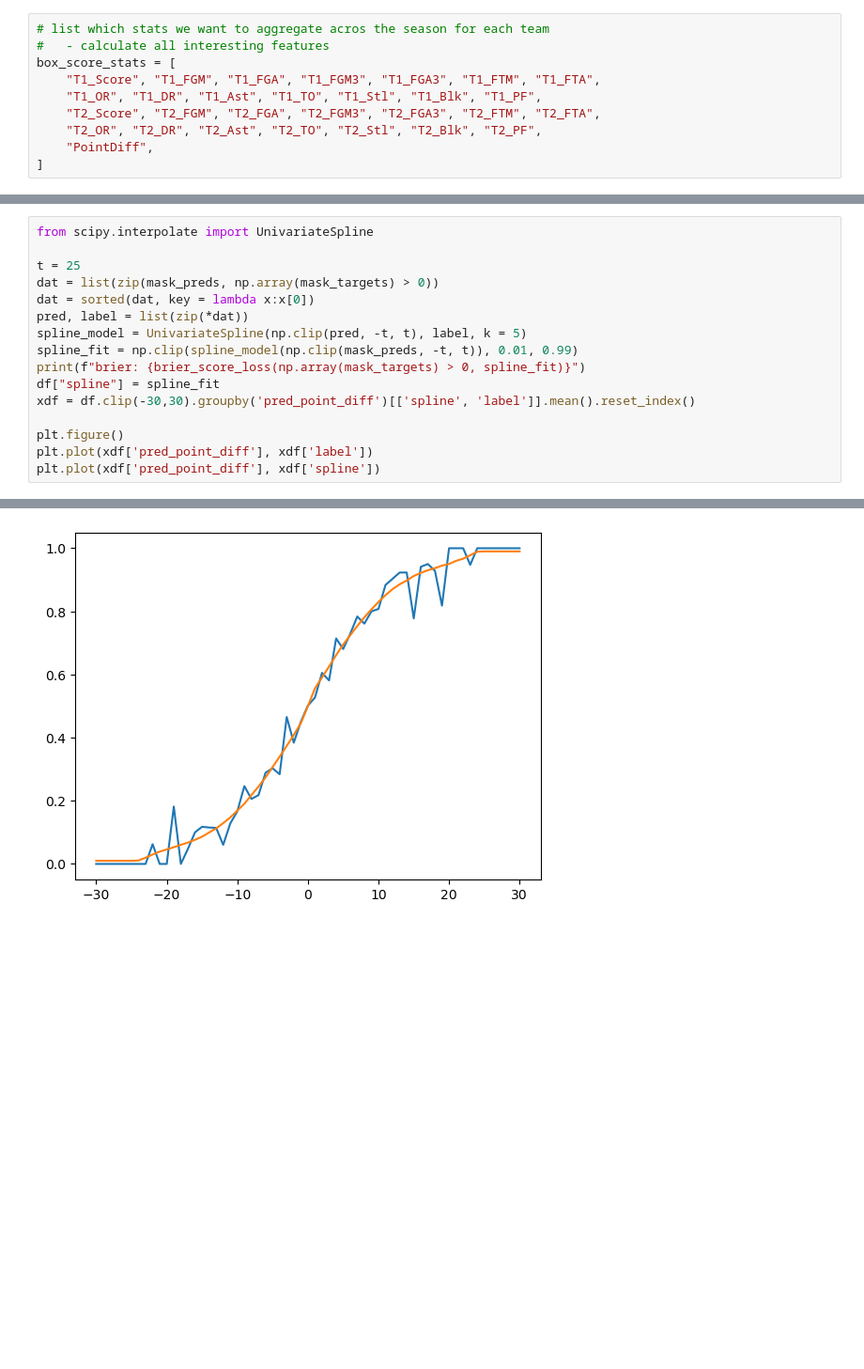
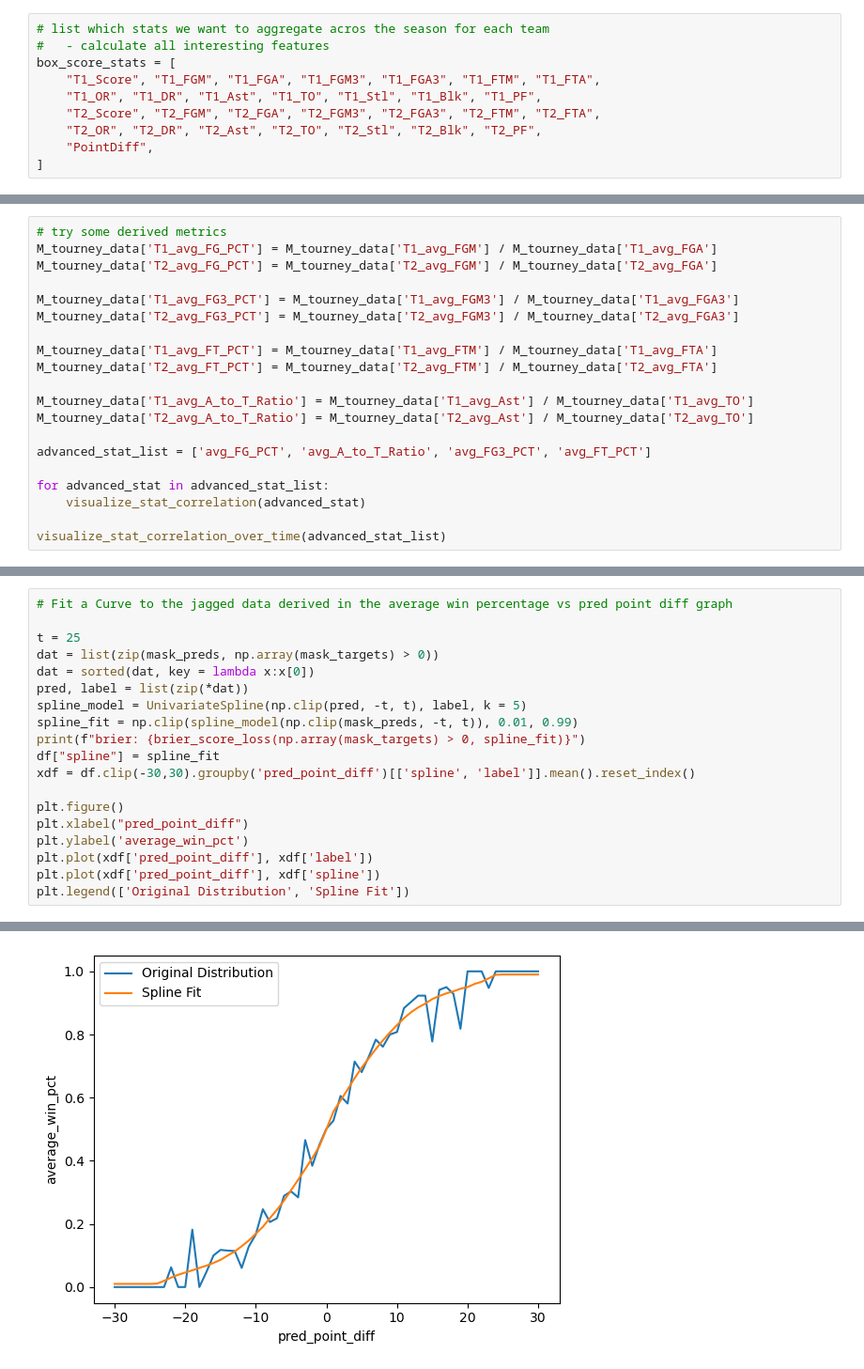
Before and after one commit to KriChau95/machine-learning-madness, a Jupyter notebook: preprocessing.ipynb, the cells around one changed output, grey strips where cells are left out. Shown at 94% size. Cells and saved outputs as stored; diff of their text form; blank space fills up the shorter version.

```diff
--- a/preprocessing.ipynb
+++ b/preprocessing.ipynb
@@ -442,0 +553,20 @@ True
+# %%
+# try some derived metrics
+M_tourney_data['T1_avg_FG_PCT'] = M_tourney_data['T1_avg_FGM'] / M_tourney_data['T1_avg_FGA']
+M_tourney_data['T2_avg_FG_PCT'] = M_tourney_data['T2_avg_FGM'] / M_tourney_data['T2_avg_FGA']
+
+M_tourney_data['T1_avg_FG3_PCT'] = M_tourney_data['T1_avg_FGM3'] / M_tourney_data['T1_avg_FGA3']
+M_tourney_data['T2_avg_FG3_PCT'] = M_tourney_data['T2_avg_FGM3'] / M_tourney_data['T2_avg_FGA3']
+
+M_tourney_data['T1_avg_FT_PCT'] = M_tourney_data['T1_avg_FTM'] / M_tourney_data['T1_avg_FTA']
+M_tourney_data['T2_avg_FT_PCT'] = M_tourney_data['T2_avg_FTM'] / M_tourney_data['T2_avg_FTA']
+
+M_tourney_data['T1_avg_A_to_T_Ratio'] = M_tourney_data['T1_avg_Ast'] / M_tourney_data['T1_avg_TO']
+M_tourney_data['T2_avg_A_to_T_Ratio'] = M_tourney_data['T2_avg_Ast'] / M_tourney_data['T2_avg_TO']
+
+advanced_stat_list = ['avg_FG_PCT', 'avg_A_to_T_Ratio', 'avg_FG3_PCT', 'avg_FT_PCT']
+
+for advanced_stat in advanced_stat_list:
+    visualize_stat_correlation(advanced_stat)
+
+visualize_stat_correlation_over_time(advanced_stat_list)
@@ -557,7 +691,7 @@ seaborn.lineplot(x = xdf["pred_point_diff"], y = xdf["average_win_pct"])
 <Axes: xlabel='pred_point_diff', ylabel='average_win_pct'>
 [figure]
 # %%
-from scipy.interpolate import UnivariateSpline
+# Fit a Curve to the jagged data derived in the average win percentage vs pred point diff graph
 
 t = 25
 dat = list(zip(mask_preds, np.array(mask_targets) > 0))
@@ -570,7 +704,10 @@ df["spline"] = spline_fit
 xdf = df.clip(-30,30).groupby('pred_point_diff')[['spline', 'label']].mean().reset_index()
 
 plt.figure()
+plt.xlabel("pred_point_diff")
+plt.ylabel('average_win_pct')
 plt.plot(xdf['pred_point_diff'], xdf['label'])
 plt.plot(xdf['pred_point_diff'], xdf['spline'])
+plt.legend(['Original Distribution', 'Spline Fit'])
 # %% [output]
 brier: 0.18746498250788649
@@ -578,2 +715,2 @@ brier: 0.18746498250788649
-[figure, old version]
+[figure, new version]
 # %%
```
Also changed, not shown: parts of 23 cells of this notebook.
